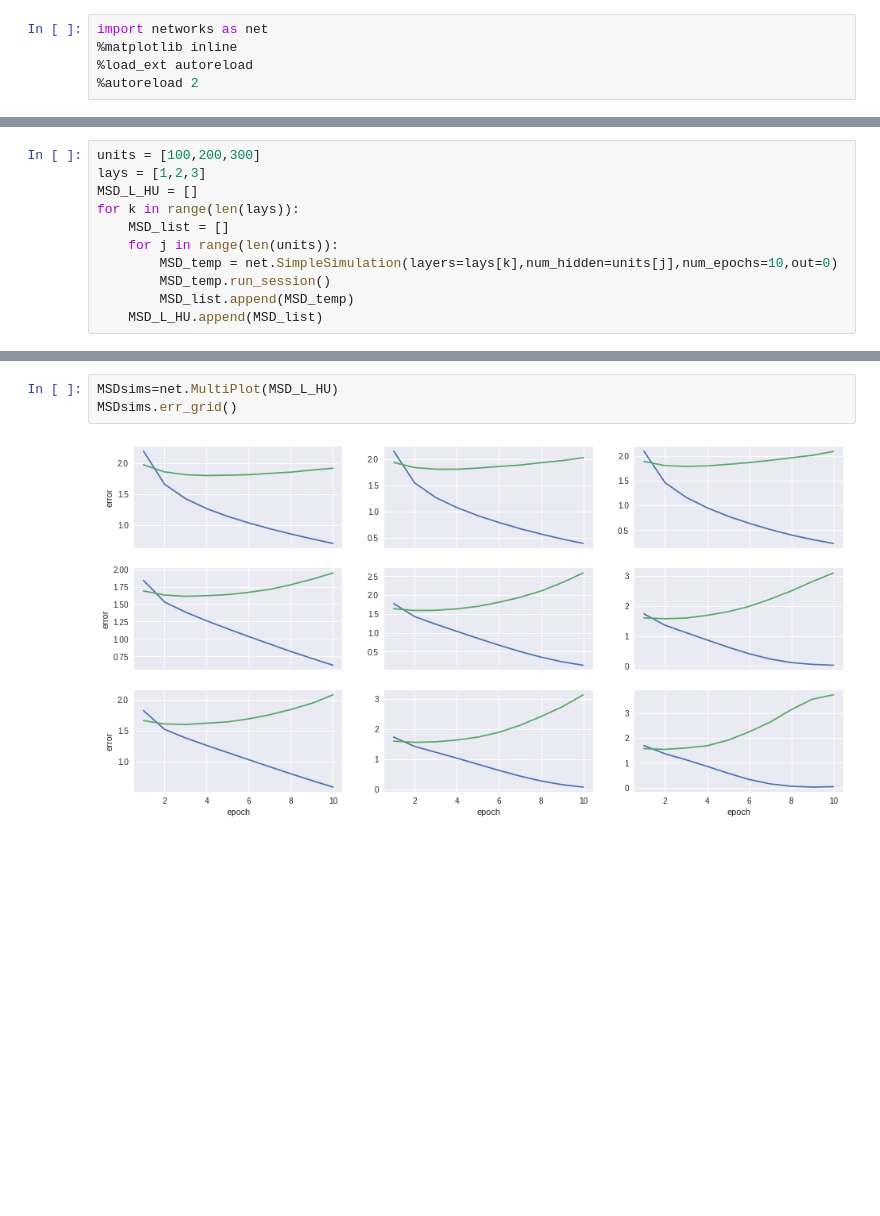
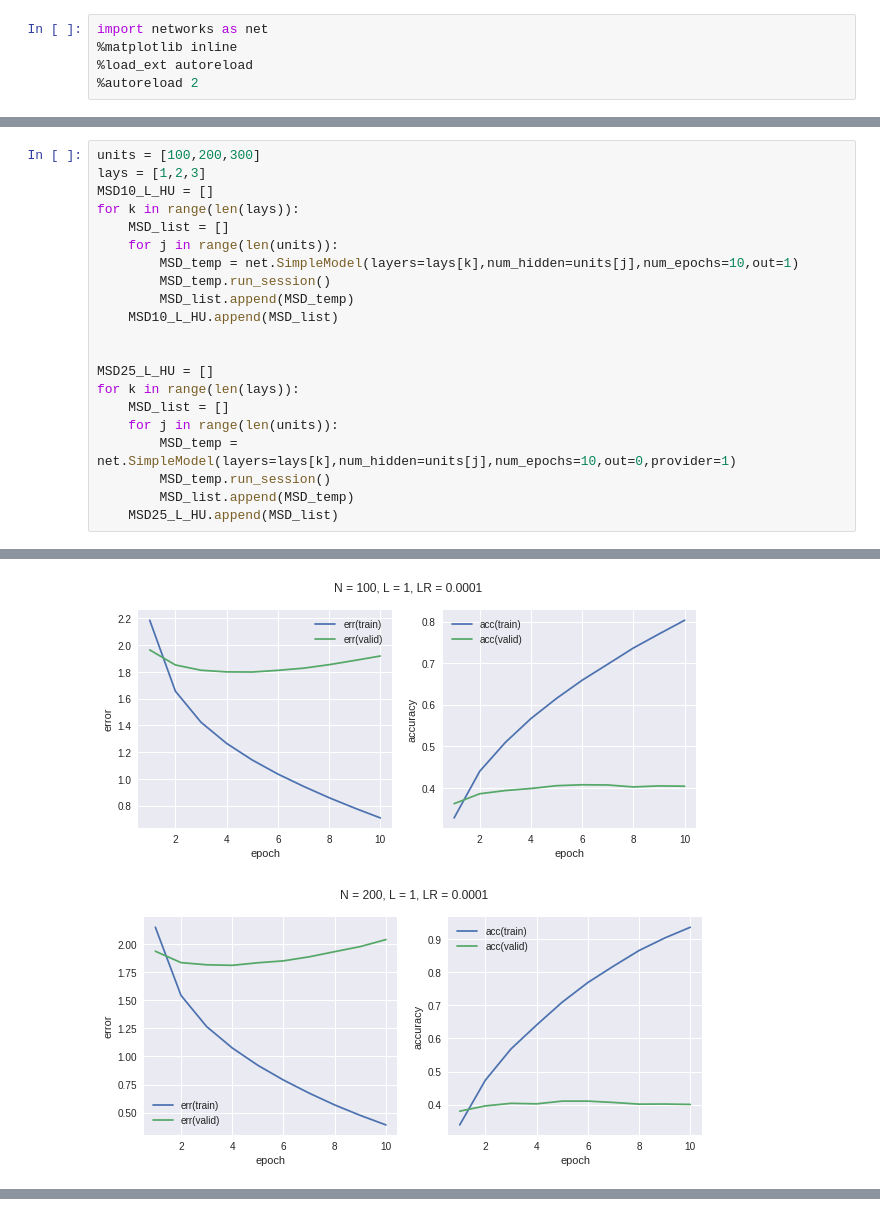
Before and after one commit to jameswilsenach/RNNModelsForMSD, a Jupyter notebook: 3/basic_tests.ipynb, the cells around one changed output, grey strips where cells are left out. Drawn from its saved outputs; the diff is of its cells as text; blank space fills up the shorter version.

```diff
--- a/3/basic_tests.ipynb
+++ b/3/basic_tests.ipynb
@@ -188,11 +62,22 @@ TypeError: __init__() got an unexpected keyword argument 'num_epoch'
 # %%
 units = [100,200,300]
 lays = [1,2,3]
-MSD_L_HU = []
+MSD10_L_HU = []
 for k in range(len(lays)):
     MSD_list = []
     for j in range(len(units)):
-        MSD_temp = net.SimpleSimulation(layers=lays[k],num_hidden=units[j],num_epochs=10,out=0)
+        MSD_temp = net.SimpleModel(layers=lays[k],num_hidden=units[j],num_epochs=10,out=1)
         MSD_temp.run_session()
         MSD_list.append(MSD_temp)
-    MSD_L_HU.append(MSD_list)
+    MSD10_L_HU.append(MSD_list)
+
+
+MSD25_L_HU = []
+for k in range(len(lays)):
+    MSD_list = []
+    for j in range(len(units)):
+        MSD_temp = net.SimpleModel(layers=lays[k],num_hidden=units[j],num_epochs=10,out=0,provider=1)
+        MSD_temp.run_session()
+        MSD_list.append(MSD_temp)
+    MSD25_L_HU.append(MSD_list)
+# %% [output]
@@ -198,0 +101,2 @@ for k in range(len(lays)):
+[figure, added]
+[figure, added]
@@ -199,5 +109,0 @@ for k in range(len(lays)):
-# %%
-MSDsims=net.MultiPlot(MSD_L_HU)
-MSDsims.err_grid()
-# %% [output]
-[figure, removed]
```
Also changed, not shown: parts of 20 cells of this notebook, 4 other files.
